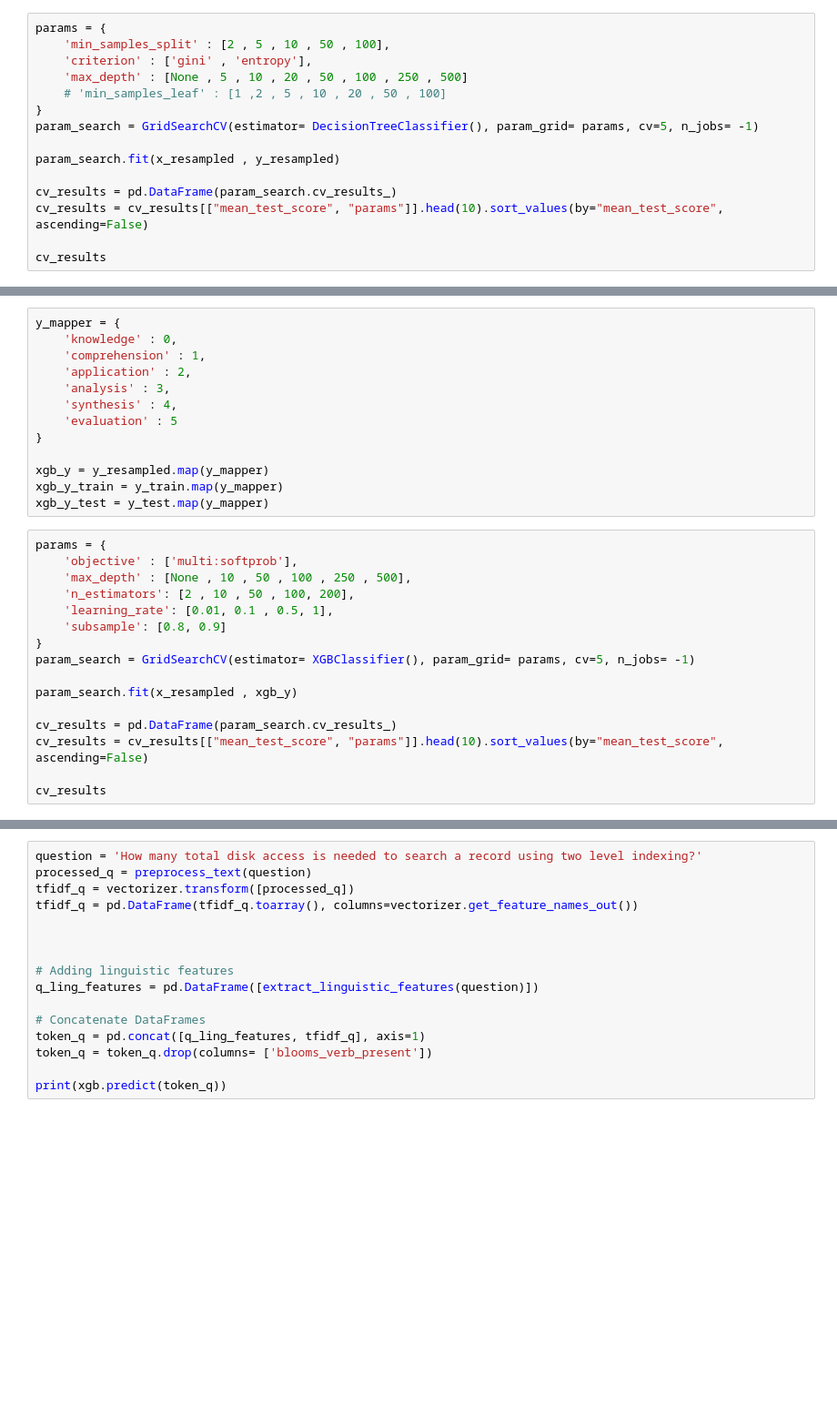
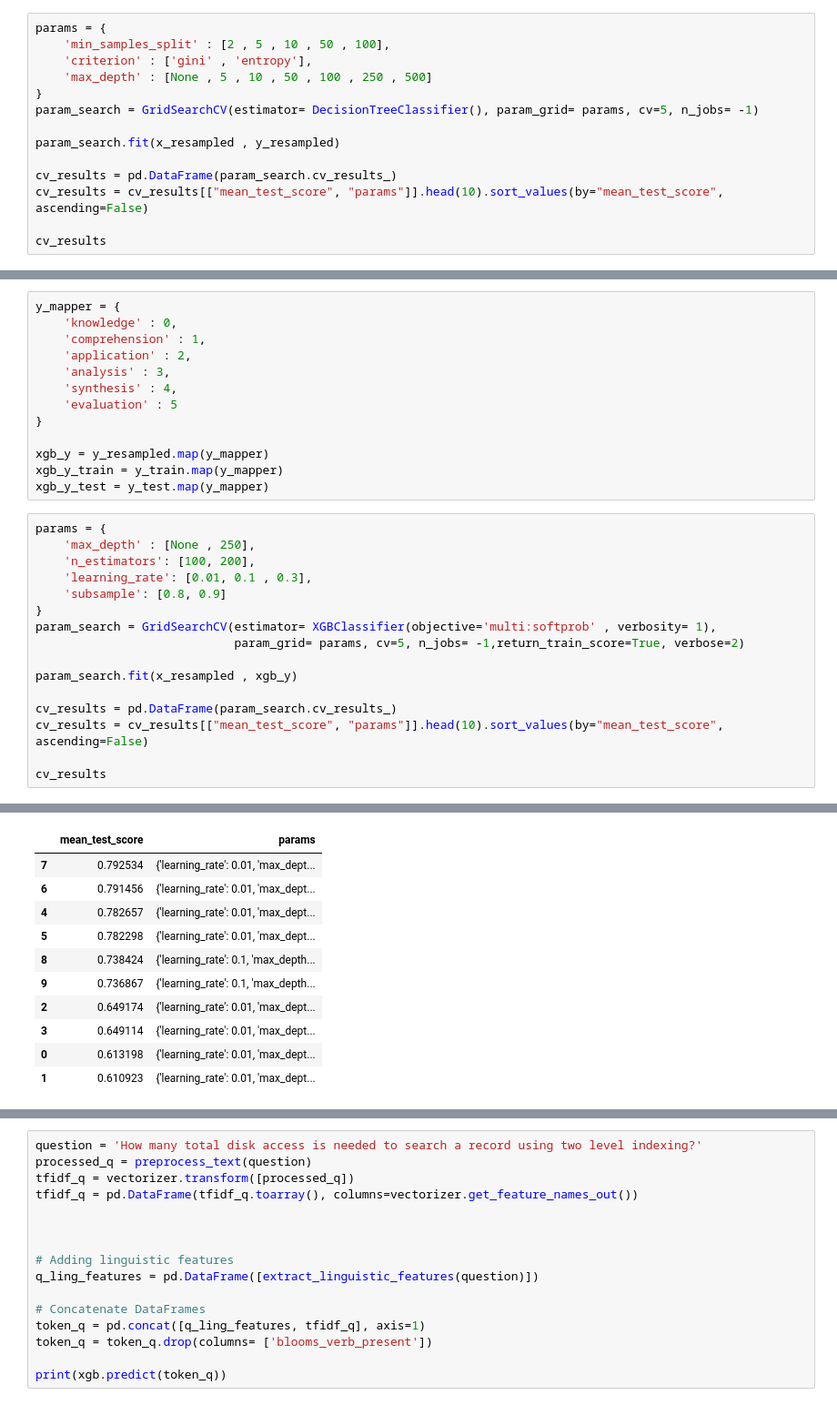
Before and after one commit to 99pranit/Qillion, a Jupyter notebook: notebook/question_classifier_ml.ipynb, the cells around one changed output, grey strips where cells are left out. Shown at 91% size. Cells and saved outputs as stored; diff of their text form; blank space fills up the shorter version.

```diff
--- a/notebook/question_classifier_ml.ipynb
+++ b/notebook/question_classifier_ml.ipynb
@@ -224,8 +247,7 @@ sentence_embedding = outputs.last_hidden_state[:, 0, :]
 params = {
     'min_samples_split' : [2 , 5 , 10 , 50 , 100],
     'criterion' : ['gini' , 'entropy'],
-    'max_depth' : [None , 5 , 10 , 20 , 50 , 100 , 250 , 500]
-    # 'min_samples_leaf' : [1 ,2 , 5 , 10 , 20 , 50 , 100]
+    'max_depth' : [None , 5 , 10 , 50 , 100 , 250 , 500]
 }
 param_search = GridSearchCV(estimator= DecisionTreeClassifier(), param_grid= params, cv=5, n_jobs= -1)
 
@@ -299,13 +321,13 @@ xgb_y_train = y_train.map(y_mapper)
 xgb_y_test = y_test.map(y_mapper)
 # %%
 params = {
-    'objective' : ['multi:softprob'],
-    'max_depth' : [None , 10 , 50 , 100 , 250 , 500],
-    'n_estimators': [2 , 10 , 50 , 100, 200],
-    'learning_rate': [0.01, 0.1 , 0.5, 1],
+    'max_depth' : [None , 250],
+    'n_estimators': [100, 200],
+    'learning_rate': [0.01, 0.1 , 0.3],
     'subsample': [0.8, 0.9]
 }
-param_search = GridSearchCV(estimator= XGBClassifier(), param_grid= params, cv=5, n_jobs= -1)
+param_search = GridSearchCV(estimator= XGBClassifier(objective='multi:softprob' , verbosity= 1),
+                            param_grid= params, cv=5, n_jobs= -1,return_train_score=True, verbose=2)
 
 param_search.fit(x_resampled , xgb_y)
 
@@ -313,3 +335,4 @@ cv_results = pd.DataFrame(param_search.cv_results_)
 cv_results = cv_results[["mean_test_score", "params"]].head(10).sort_values(by="mean_test_score", ascending=False)
 
 cv_results
+# %% [output]
@@ -316 +356,12 @@ cv_results
+|  | mean_test_score | params |
+| 7 | 0.792534 | {'learning_rate': 0.01, 'max_dept... |
+| 6 | 0.791456 | {'learning_rate': 0.01, 'max_dept... |
+| 4 | 0.782657 | {'learning_rate': 0.01, 'max_dept... |
+| 5 | 0.782298 | {'learning_rate': 0.01, 'max_dept... |
+| 8 | 0.738424 | {'learning_rate': 0.1, 'max_depth... |
+| 9 | 0.736867 | {'learning_rate': 0.1, 'max_depth... |
+| 2 | 0.649174 | {'learning_rate': 0.01, 'max_dept... |
+| 3 | 0.649114 | {'learning_rate': 0.01, 'max_dept... |
+| 0 | 0.613198 | {'learning_rate': 0.01, 'max_dept... |
+| 1 | 0.610923 | {'learning_rate': 0.01, 'max_dept... |
 # %%
```
Also changed, not shown: parts of 12 cells of this notebook.
